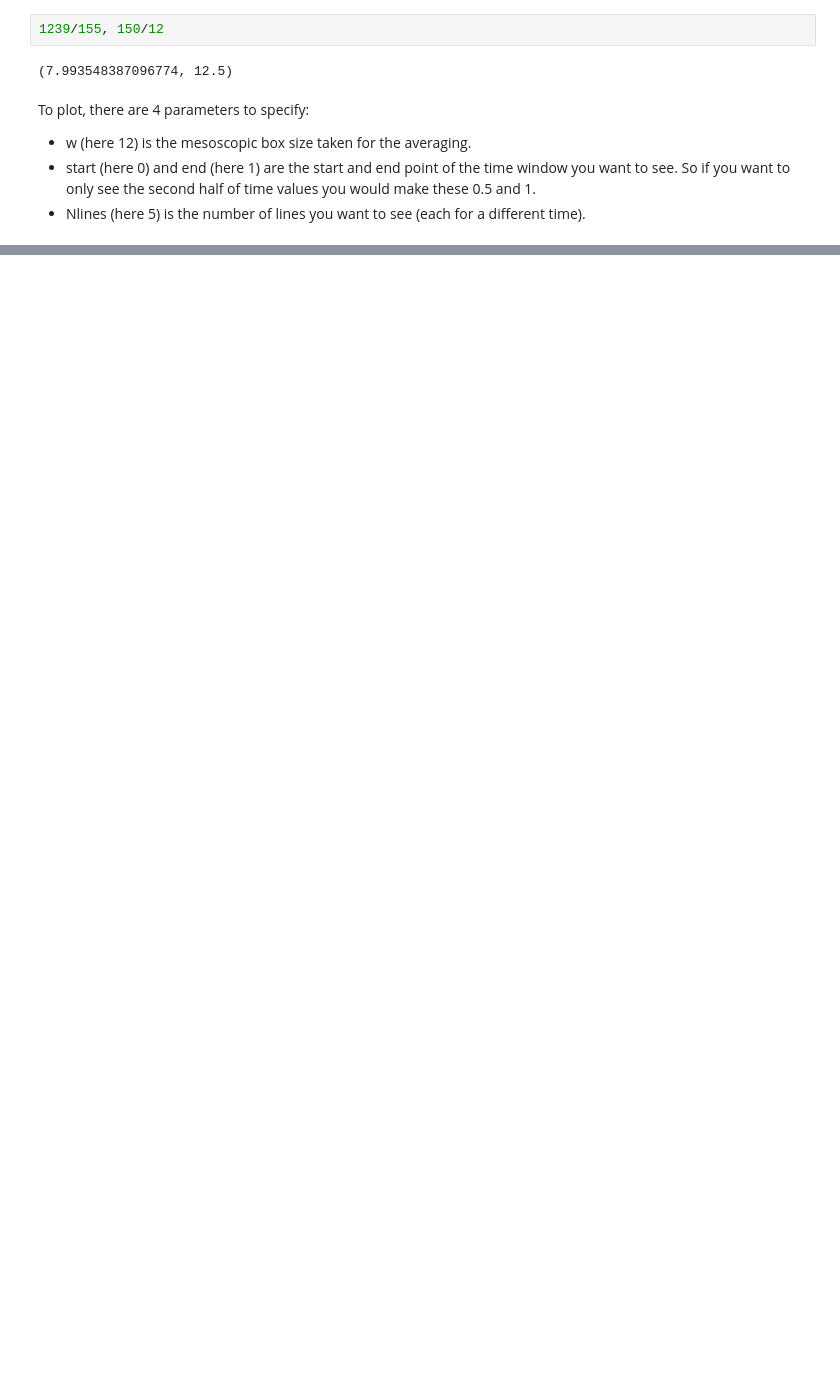
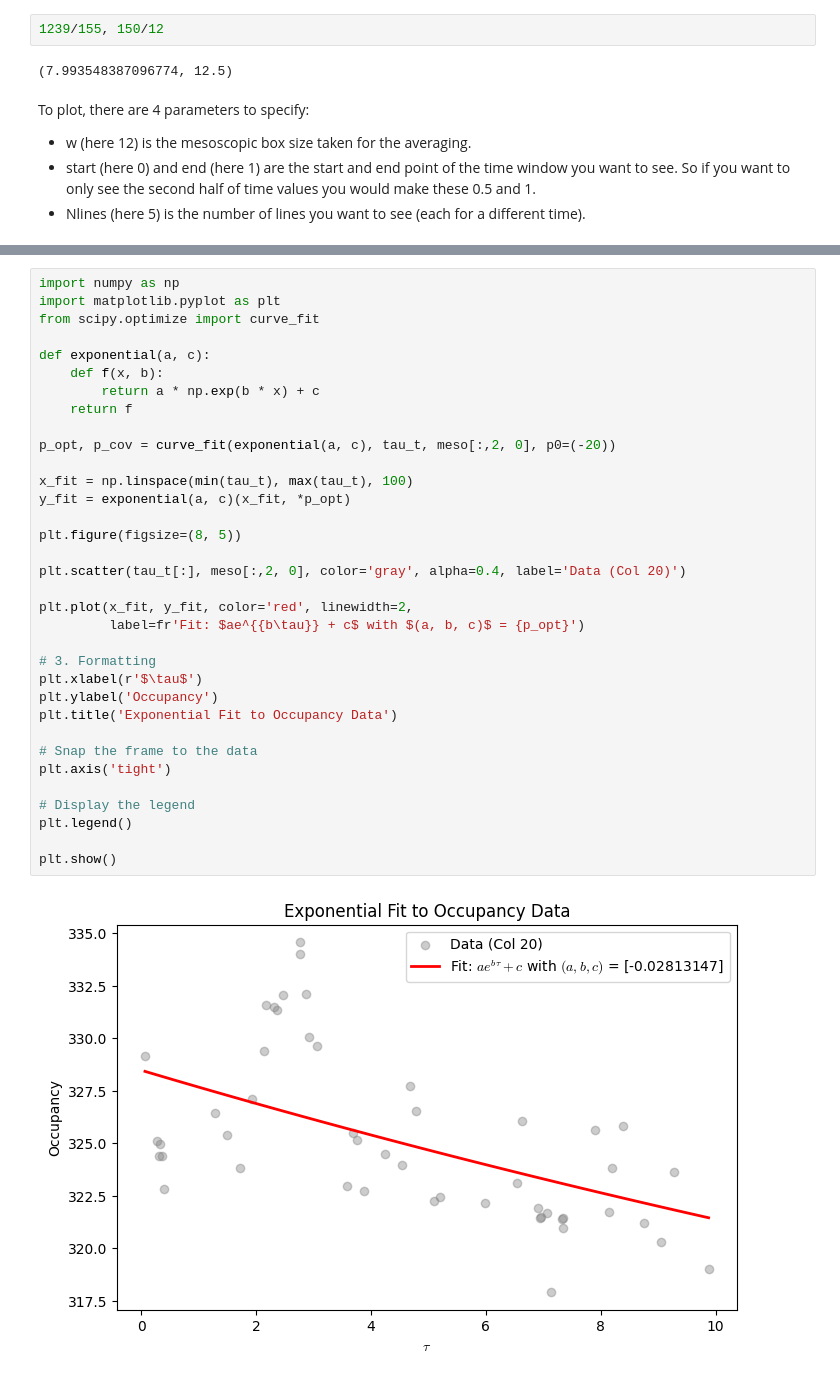
Before and after one commit to HappyTurtle99/Microscopic, a Jupyter notebook: visualize.ipynb, the cells around one changed output, grey strips where cells are left out. Saved outputs shown, nothing was run; the diff lists cells and outputs as text; blank space fills up the shorter version.

```diff
--- a/visualize.ipynb
+++ b/visualize.ipynb
@@ -38,0 +91,36 @@ plt.plot([np.var(occupancies_t[i, 2,:]) for i in range(occupancies_t.shape[0])])
+# %%
+import numpy as np
+import matplotlib.pyplot as plt
+from scipy.optimize import curve_fit
+
+def exponential(a, c):
+    def f(x, b):
+        return a * np.exp(b * x) + c
+    return f
+
+p_opt, p_cov = curve_fit(exponential(a, c), tau_t, meso[:,2, 0], p0=(-20))
+
+x_fit = np.linspace(min(tau_t), max(tau_t), 100)
+y_fit = exponential(a, c)(x_fit, *p_opt)
+
+plt.figure(figsize=(8, 5))
+
+plt.scatter(tau_t[:], meso[:,2, 0], color='gray', alpha=0.4, label='Data (Col 20)')
+
+plt.plot(x_fit, y_fit, color='red', linewidth=2,
+         label=fr'Fit: $ae^{{b\tau}} + c$ with $(a, b, c)$ = {p_opt}')
+
+# 3. Formatting
+plt.xlabel(r'$\tau$')
+plt.ylabel('Occupancy')
+plt.title('Exponential Fit to Occupancy Data')
+
+# Snap the frame to the data
+plt.axis('tight')
+
+# Display the legend
+plt.legend()
+
+plt.show()
+# %% [output]
+[figure, added]
```
Also changed, not shown: parts of 15 cells of this notebook.
